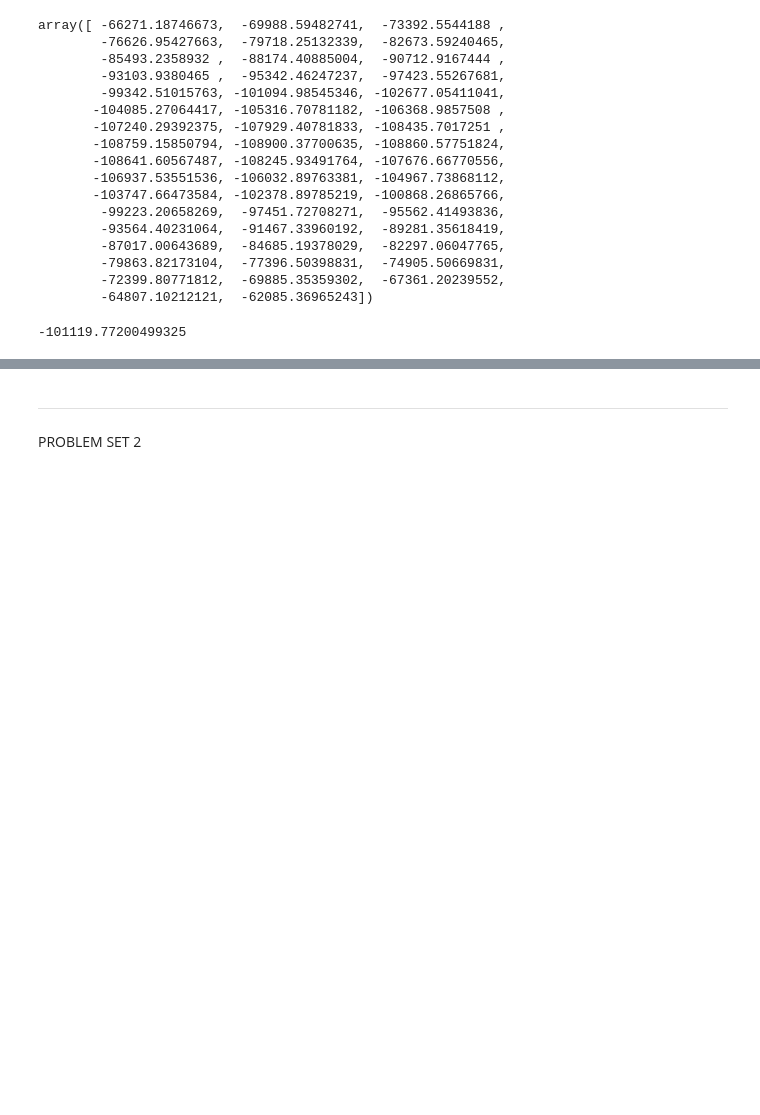
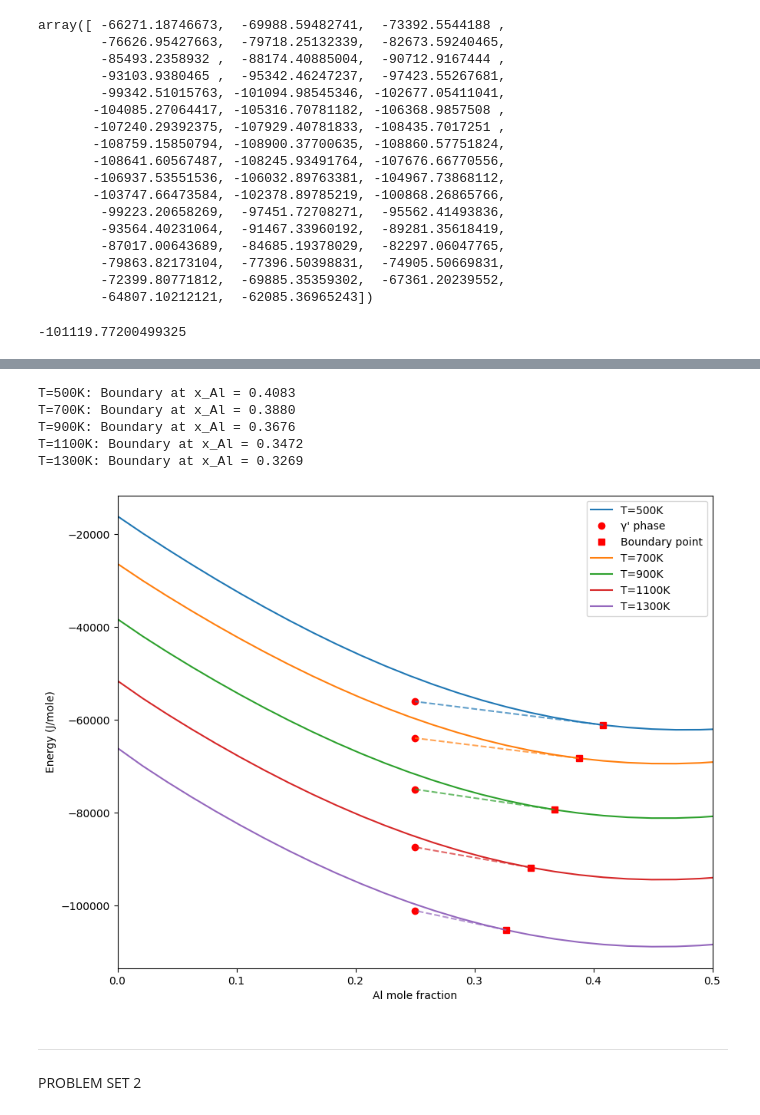
Before and after one commit to ShannonNCM/High_temp_materials, a Jupyter notebook: codes.ipynb, the cells around one changed output, grey strips where cells are left out. Saved outputs shown, nothing was run; the diff lists cells and outputs as text; code cells hidden in the pictures; blank space fills up the shorter version.

```diff
--- a/codes.ipynb
+++ b/codes.ipynb
@@ -88,3 +99,46 @@ for T in Temp:
+# %%
+#finding the gamma/(gamma+gammaa') -> this would be a tangent between the gamma and gamma'
+plt.figure(figsize=(10, 8))
+
+for T in Temp:
+    G_gamma = G_m_gamma(T, x_al)
+    G_gamma_prime = G_m_gamma_prime(T)
+
+    #need the Al-rich side for the gamma/(gamma+gamma') boundary
+    compositions = x_al > 0.25 #array with true for compositions higher 0.25 and false
+    x_al_right = x_al[compositions] #keep the compositions that are higher than 0.25
+    G_gamma_right = G_gamma[compositions] #Gibbs eneregies for compositions higher than 0.25
+
+    #calculating the slope for the gamma/(gamma+gamma')
+    slopes = (G_gamma_prime - G_gamma_right) / (0.25 - x_al_right) #calculating the slope for the line that connects to the gamma' point
+    dG_dx = np.gradient(G_gamma_right, x_al_right) #dervative of the gamma curve at each point
+    diff = np.abs(dG_dx - slopes) #difference bewteen the derivative and the slope
+    min_idx = np.argmin(diff) #find the minimum of the difference
+
+    #finding the compositions and energy at the boundary point and the phase boundary composition
+    x_boundary = x_al_right[min_idx]
+    G_boundary = G_gamma_right[min_idx]
+
+    #plotting the results
+    line = plt.plot(x_al, G_gamma, label=f'T={T}K')[0] #plotting the Gibbs energy of the gamma phase
+    plt.plot(0.25, G_gamma_prime, 'ro', markersize=6, label=f"γ' phase" if T == Temp[0] else "")  # plotting the gamma' points
+    plt.plot(x_boundary, G_boundary, 'rs', markersize=6, label=f"Boundary point" if T == Temp[0] else "") #plotting the boundary points
+    plt.plot([x_boundary, 0.25], [G_boundary, G_gamma_prime], '--', color=line.get_color(), alpha=0.7) #plotting common tangent line
+
+    print(f"T={T}K: Boundary at x_Al = {x_boundary:.4f}")
+
+plt.xlabel('Al mole fraction')
+plt.ylabel('Energy (J/mole)')
+plt.legend()
+plt.xlim(0, 0.5)
+plt.savefig('boundary_plot.jpg')
+# %% [output]
+T=500K: Boundary at x_Al = 0.4083
+T=700K: Boundary at x_Al = 0.3880
+T=900K: Boundary at x_Al = 0.3676
+T=1100K: Boundary at x_Al = 0.3472
+T=1300K: Boundary at x_Al = 0.3269
+[figure, added]
 # %% [markdown]
 ________________________________________________________________________________________________________
 PROBLEM SET 2
```
Also changed, not shown: parts of 6 cells of this notebook, 3 other files.
